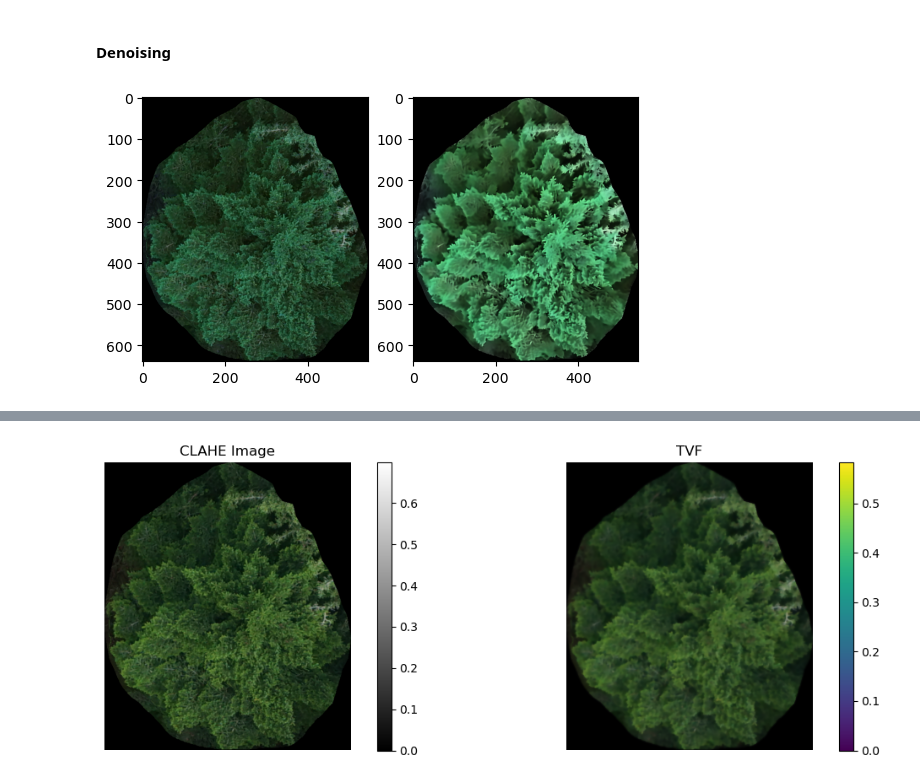
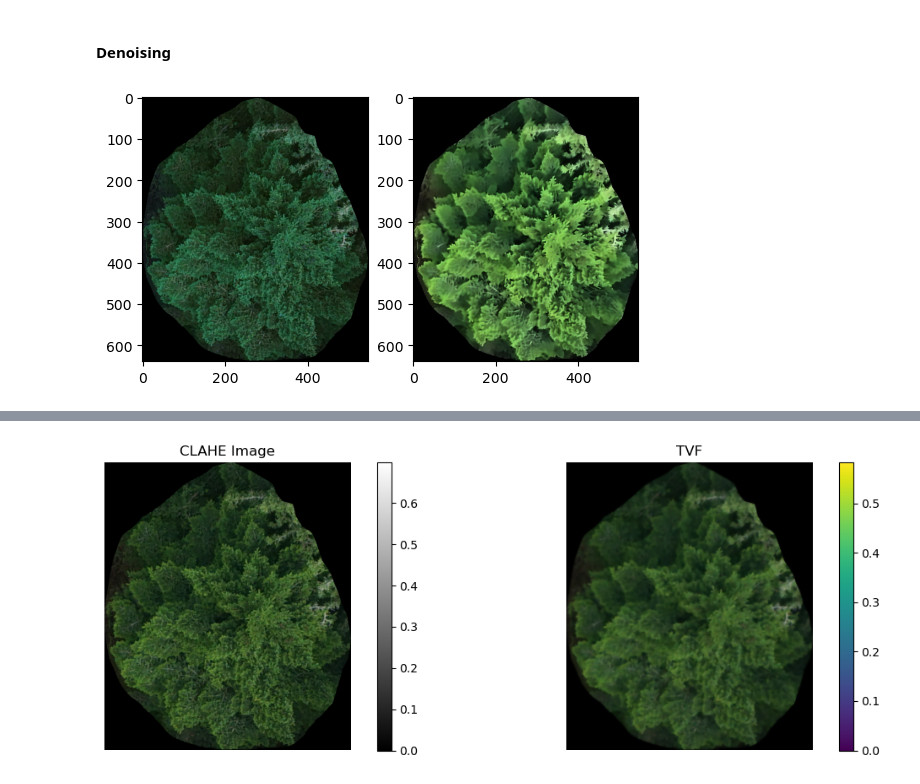
Before and after one commit to zeppehpt1/treeclust, a Jupyter notebook: notebooks/02_preprocessing_images.ipynb, the cells around one changed output, grey strips where cells are left out. Cells and saved outputs as stored; diff of their text form; code cells hidden in the pictures.

```diff
--- a/notebooks/02_preprocessing_images.ipynb
+++ b/notebooks/02_preprocessing_images.ipynb
@@ -27,0 +35,4 @@ print(type(img))
+# %%
+img = mahotas.imread(img_path)
+new_img = mahotas.stretch_rgb(img)
+imshow(new_img)
@@ -28,12 +42,16 @@ print(type(img))
 # %% [markdown]
 #### Denoising
 # %%
+img_c = img
 
-dst = cv2.fastNlMeansDenoisingColored(img,None,10,10,7,21)
+dst = cv2.fastNlMeansDenoisingColored(img_c,None,10,10,7,21)
+dst = cv2.cvtColor(dst, cv2.COLOR_BGR2RGB)
 dst = skie.equalize_adapthist(dst)
+
+img_c = cv2.cvtColor(img_c, cv2.COLOR_BGR2RGB)
 
 plt.subplot(121),plt.imshow(img)
 plt.subplot(122),plt.imshow(dst)
 plt.show()
 # %% [output]
-[figure, old version]
+[figure, new version]
```
Also changed, not shown: parts of 9 cells of this notebook, 13 other files.
